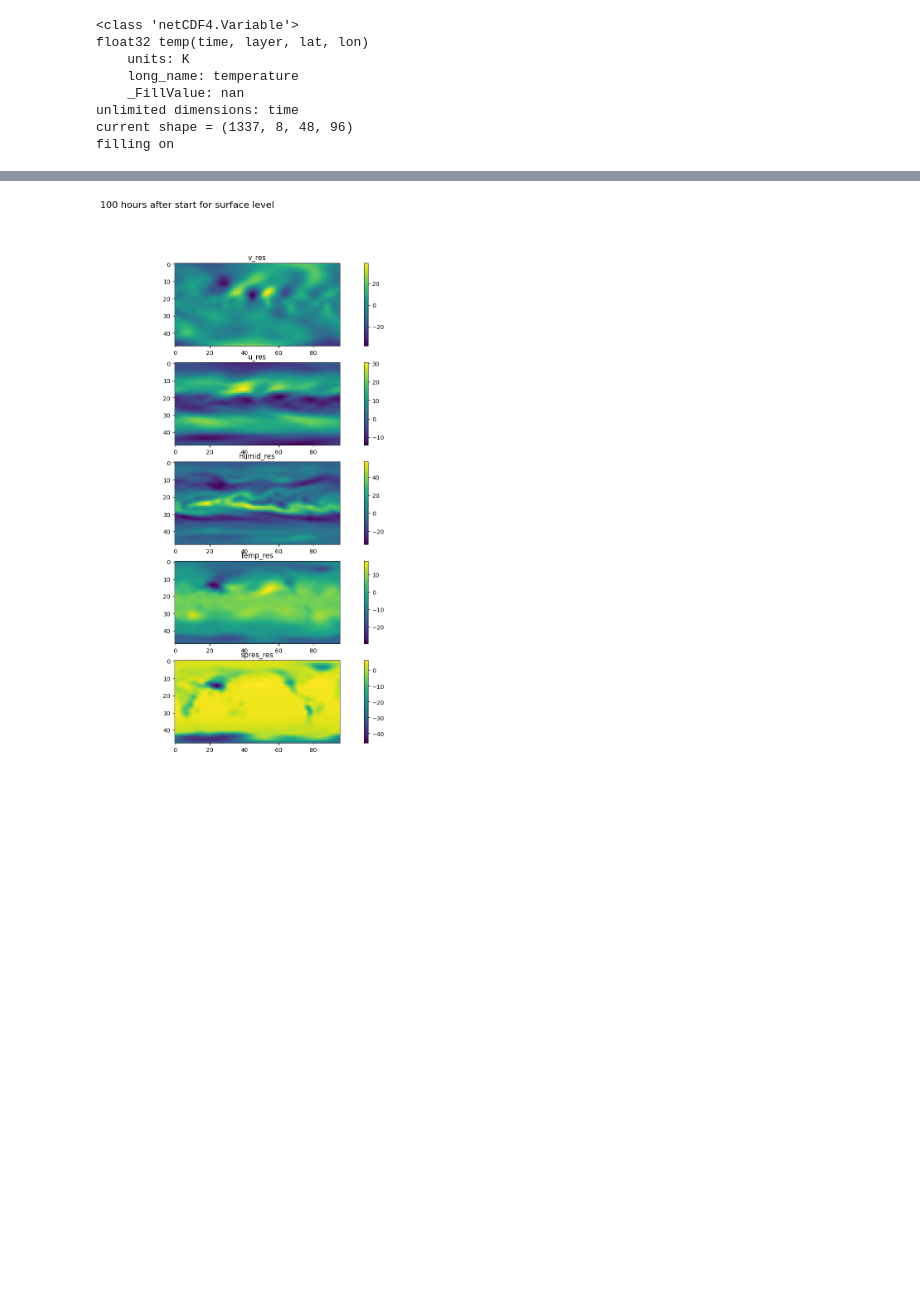
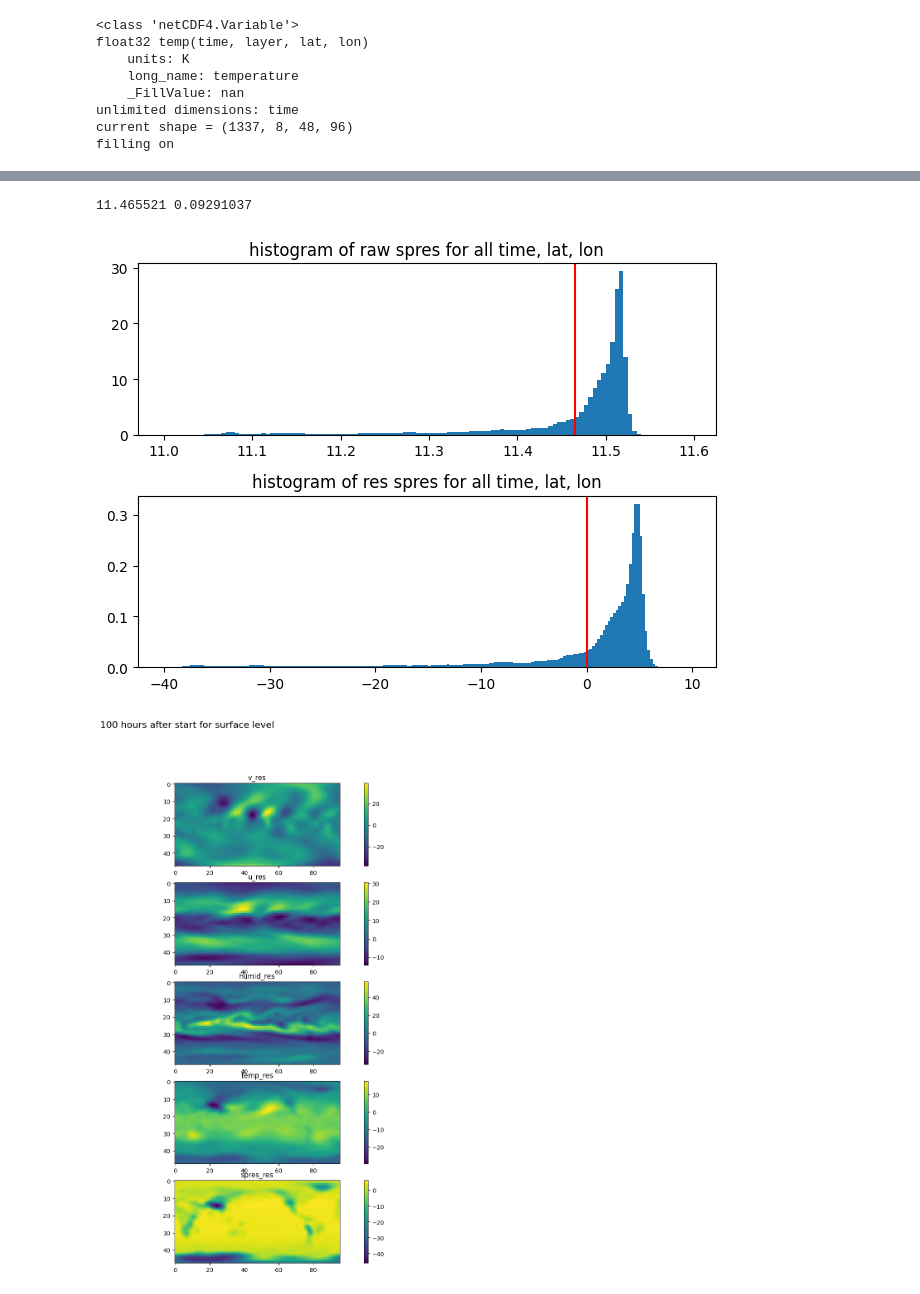
Before and after one commit to yanny-yan/ml-for-da-yanny-honours-2025, a Jupyter notebook: normalisation.ipynb, the cells around one changed output, grey strips where cells are left out. Cells and saved outputs as stored; diff of their text form; code cells hidden in the pictures; blank space fills up the shorter version.

```diff
--- a/normalisation.ipynb
+++ b/normalisation.ipynb
@@ -3,7 +3,7 @@ import netCDF4 as nc
 import numpy as np
 import matplotlib.pyplot as plt
 # "F:/speedy_datasets_james/run_16k_tsteps/output.nc"
-ds = nc.Dataset("F:/speedy_datasets_james/run_16k_tsteps/output.nc", mode='r')
+ds = nc.Dataset("C:/Users/Yan/OneDrive/Desktop/UNI/Honours/datasets_from_james/run_16k_tsteps/run_16k_tsteps/output.nc", mode='r')
 # %%
 ds.variables["temp"]
 # %% [output]
@@ -74,3 +74,20 @@ array([0.28467237, 0.05138793, 0.13633995, 0.07543937, 0.02191551])
+# %%
+print(np.mean(ds['spres'][:,:,:]), np.std(ds['spres'][:,:,:]))
+# %% [output]
+11.465521 0.09291037
+# %%
+f, ax = plt.subplots(2,1)
+ax[0].hist(ds['spres'][:,:,:].compressed(), bins = np.arange(11,11.6,0.005), density=True)
+ax[0].title.set_text('histogram of raw spres for all time, lat, lon')
+ax[1].hist(spres_res.compressed(), bins = np.arange(-40,10,0.25), density=True)
+ax[1].title.set_text('histogram of res spres for all time, lat, lon')
+f.tight_layout()
+
+ax[0].axvline(x = np.mean(ds['spres'][:,:,:]), color = 'r')
+ax[1].axvline(x = np.mean(spres_res), color='r')
+plt.show()
+# %% [output]
+[figure, added]
 # %%
 f, ax = plt.subplots(5,1, figsize=(15, 15))
 
```
Also changed, not shown: parts of 1 cell of this notebook.
